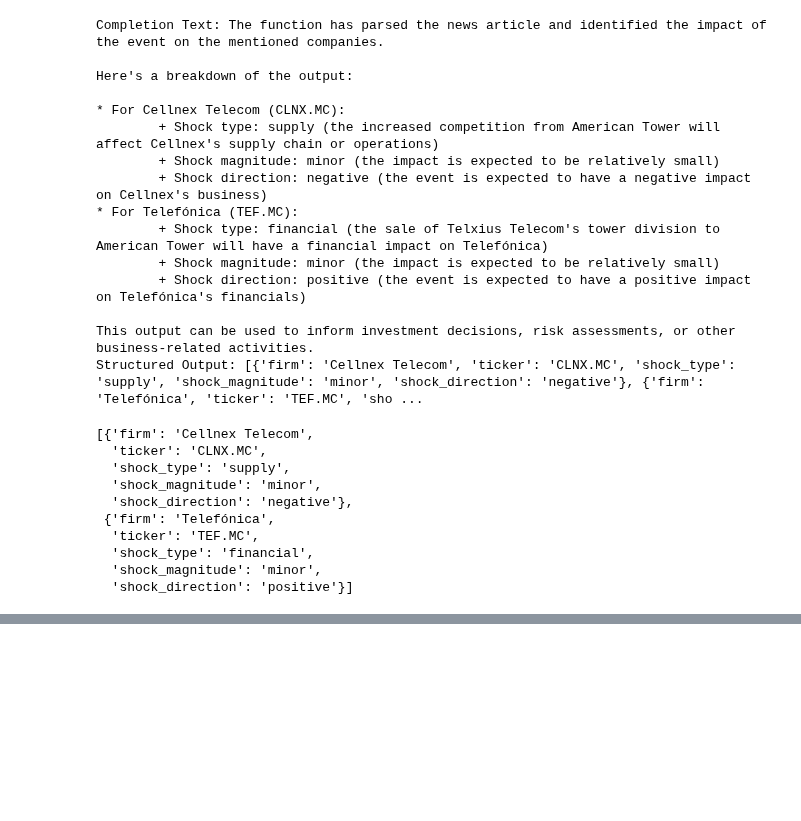
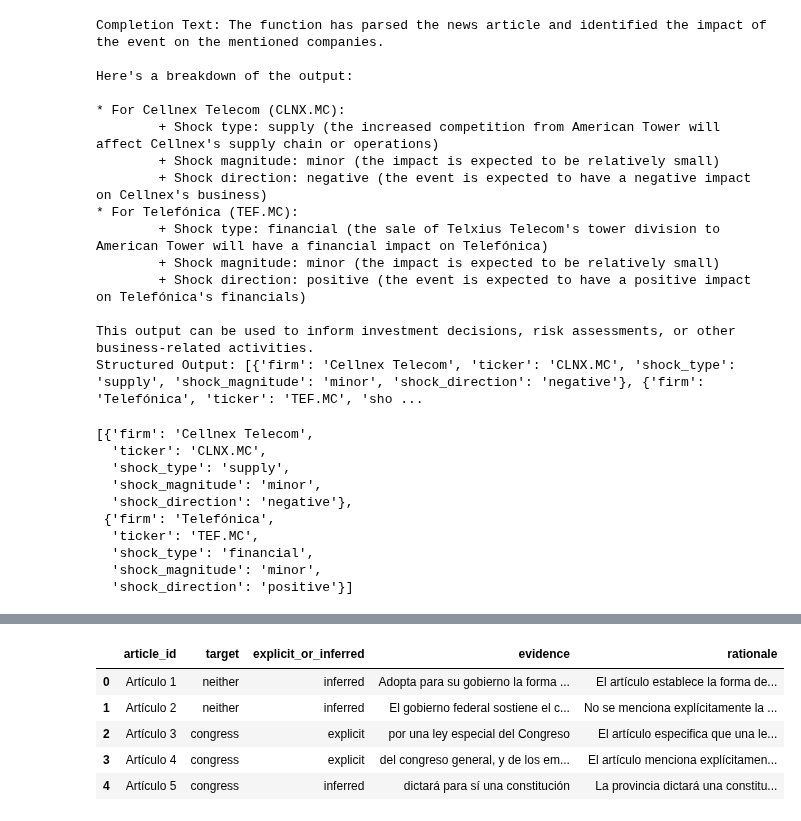
Before and after one commit to jesusvillota/CSS_DataScience_2025, a Jupyter notebook: Session3/3_5_LLM_II_Function_Calling.ipynb, the cells around one changed output, grey strips where cells are left out. Drawn from its saved outputs; the diff is of its cells as text; code cells hidden in the pictures; blank space fills up the shorter version.

Commit message:
[added arg const extra example]

```diff
--- a/Session3/3_5_LLM_II_Function_Calling.ipynb
+++ b/Session3/3_5_LLM_II_Function_Calling.ipynb
@@ -252,0 +293,6 @@ structured_output
+# %%
+# Example usage:
+file_path = "docs/constitucion.pdf"
+full_text = extract_text_from_pdf(file_path)
+articles_list = split_into_articles(full_text)
+articles_list
@@ -252,0 +526,47 @@ structured_output
+# %%
+# Quick smoke test on first 3 articles (optional)
+preview = articles_list[:5] if isinstance(articles_list, list) else []
+results = classify_all_camera_tasks(preview)
+
+# Normalize to a flat DataFrame for inspection
+rows = []
+for r in results:
+    structured = r.get("structured") or []
+    if structured and isinstance(structured, list):
+        for item in structured:
+            # Each tool return from camera_task_parser is a list, so unpack
+            if isinstance(item, list):
+                for sub in item:
+                    rows.append({
+                        "article_id": sub.get("article_id", r.get("article_id")),
+                        "target": sub.get("target"),
+                        "explicit_or_inferred": sub.get("explicit_or_inferred"),
+                        "evidence": sub.get("evidence"),
+                        "rationale": sub.get("rationale"),
+                    })
+            elif isinstance(item, dict):
+                rows.append({
+                    "article_id": item.get("article_id", r.get("article_id")),
+                    "target": item.get("target"),
+                    "explicit_or_inferred": item.get("explicit_or_inferred"),
+                    "evidence": item.get("evidence"),
+                    "rationale": item.get("rationale"),
+                })
+    else:
+        rows.append({
+            "article_id": r.get("article_id"),
+            "target": None,
+            "explicit_or_inferred": None,
+            "evidence": None,
+            "rationale": r.get("completion"),
+        })
+
+df_camera_tasks = pd.DataFrame(rows)
+df_camera_tasks.head()
+# %% [output]
+|  | article_id | target | explicit_or_inferred | evidence | rationale |
+| 0 | Artículo 1 | neither | inferred | Adopta para su gobierno la forma ... | El artículo establece la forma de... |
+| 1 | Artículo 2 | neither | inferred | El gobierno federal sostiene el c... | No se menciona explícitamente la ... |
+| 2 | Artículo 3 | congress | explicit | por una ley especial del Congreso | El artículo especifica que una le... |
+| 3 | Artículo 4 | congress | explicit | del congreso general, y de los em... | El artículo menciona explícitamen... |
+| 4 | Artículo 5 | congress | inferred | dictará para sí una constitución | La provincia dictará una constitu... |
```
Also changed, not shown: parts of 15 cells of this notebook, 1 other file.
